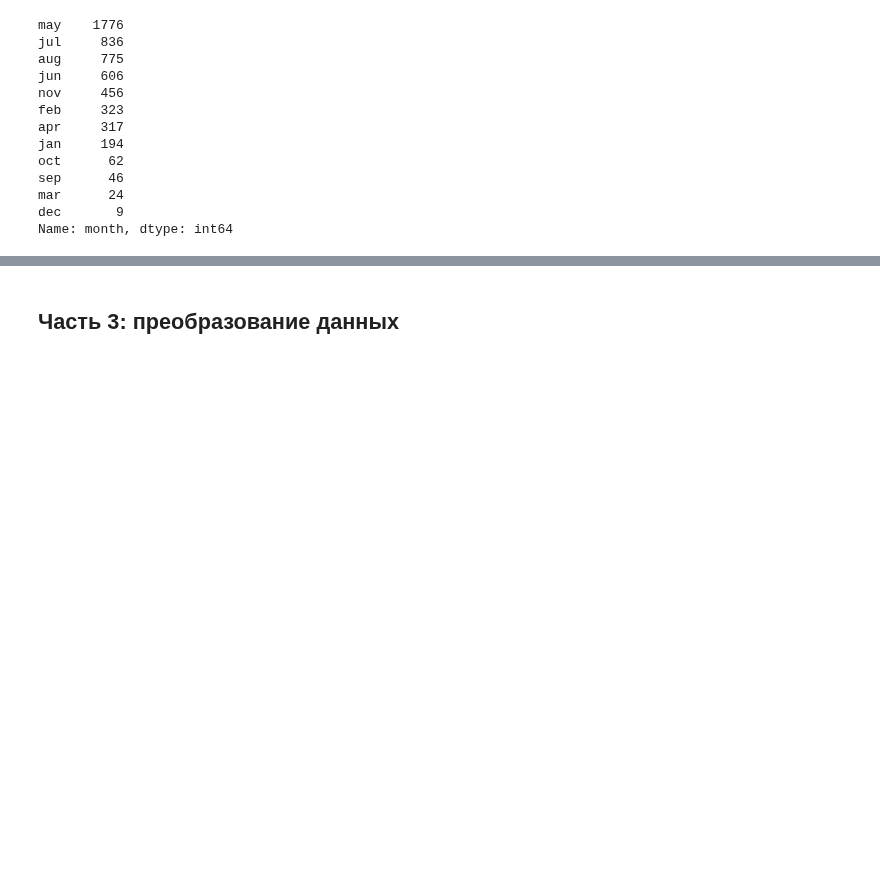
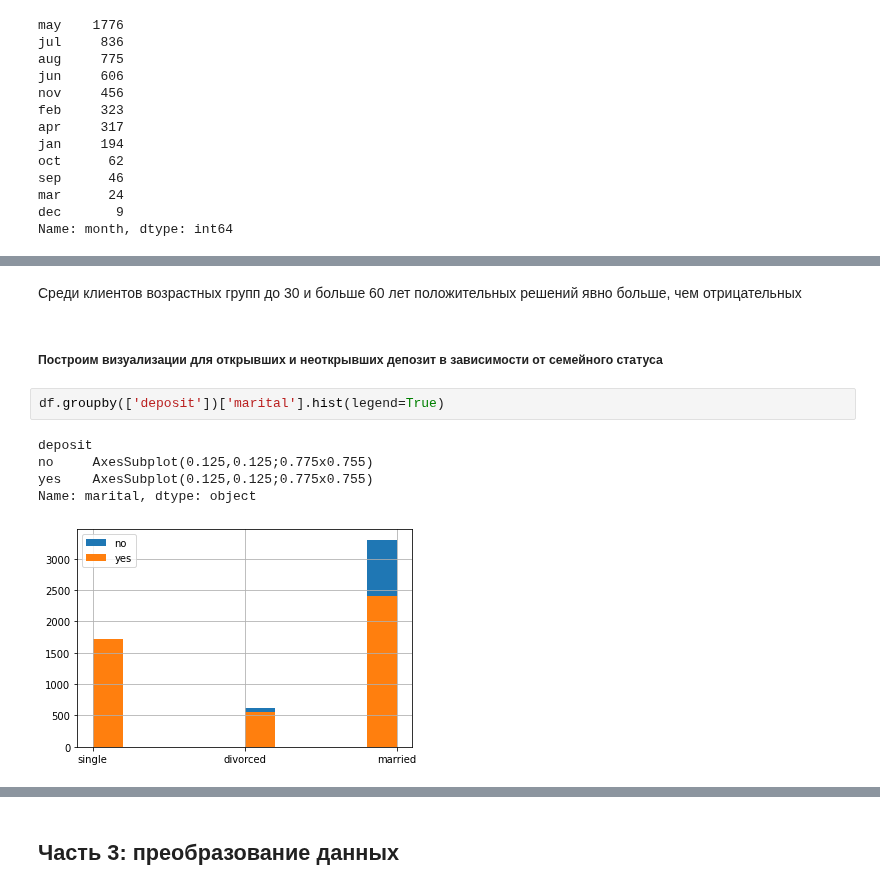
Before and after one commit to UdTatyana/SF-Data-Science, a Jupyter notebook: project_4/Project_4_ML.ipynb, the cells around one changed output, grey strips where cells are left out. Cells and saved outputs as stored; diff of their text form; blank space fills up the shorter version.

```diff
--- a/project_4/Project_4_ML.ipynb
+++ b/project_4/Project_4_ML.ipynb
@@ -405,0 +401,12 @@ Name: month, dtype: int64
+# %% [markdown]
+Среди клиентов возрастных групп до 30 и больше 60 лет положительных решений явно больше, чем отрицательных
+# %% [markdown]
+##### Построим визуализации для открывших и неоткрывших депозит в зависимости от семейного статуса
+# %%
+df.groupby(['deposit'])['marital'].hist(legend=True)
+# %% [output]
+deposit
+no     AxesSubplot(0.125,0.125;0.775x0.755)
+yes    AxesSubplot(0.125,0.125;0.775x0.755)
+Name: marital, dtype: object
+[figure, added]
```
Also changed, not shown: parts of 111 cells of this notebook.
